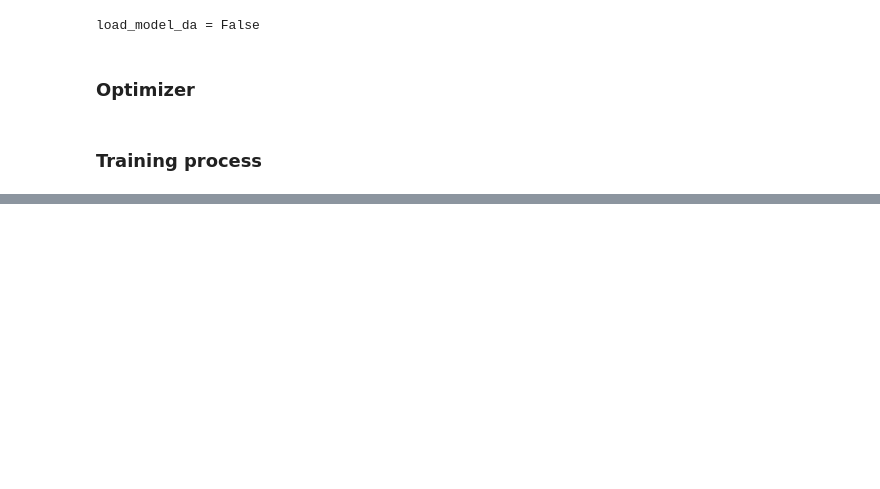
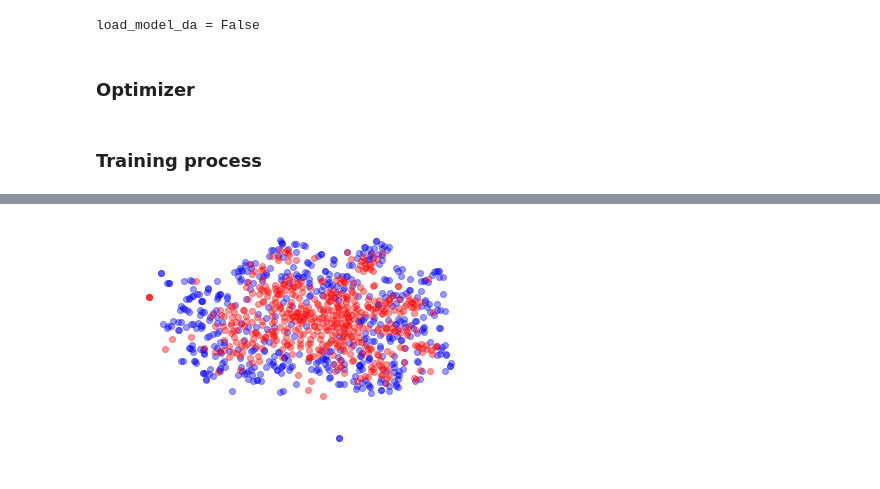
Before and after one commit to neoqy/DDA, a Jupyter notebook: SYNNUM_to_SVHN.ipynb, the cells around one changed output, grey strips where cells are left out. Cells and saved outputs as stored; diff of their text form; code cells hidden in the pictures; blank space fills up the shorter version.

```diff
--- a/SYNNUM_to_SVHN.ipynb
+++ b/SYNNUM_to_SVHN.ipynb
@@ -675,0 +791,8 @@ Accuracy on MNIST-M test set (source only): 0.8186666666666667
+# %%
+f_syn, lh_syn, l_syn = extract_features(cnn_syn, testloader_syn, num=1000)
+f_svhn, lh_svhn, l_svhn = extract_features(cnn_syn, testloader_svhn, num=1000)
+# %%
+visualize_da(f_syn.numpy(), f_svhn.numpy(), perplexity=50, sample_num=500,
+             save="./pics/SYNNUM_to_SVHN_features_NonAdapted.svg")
+# %% [output]
+[figure, added]
```
Also changed, not shown: parts of 28 cells of this notebook, 4 other files.
